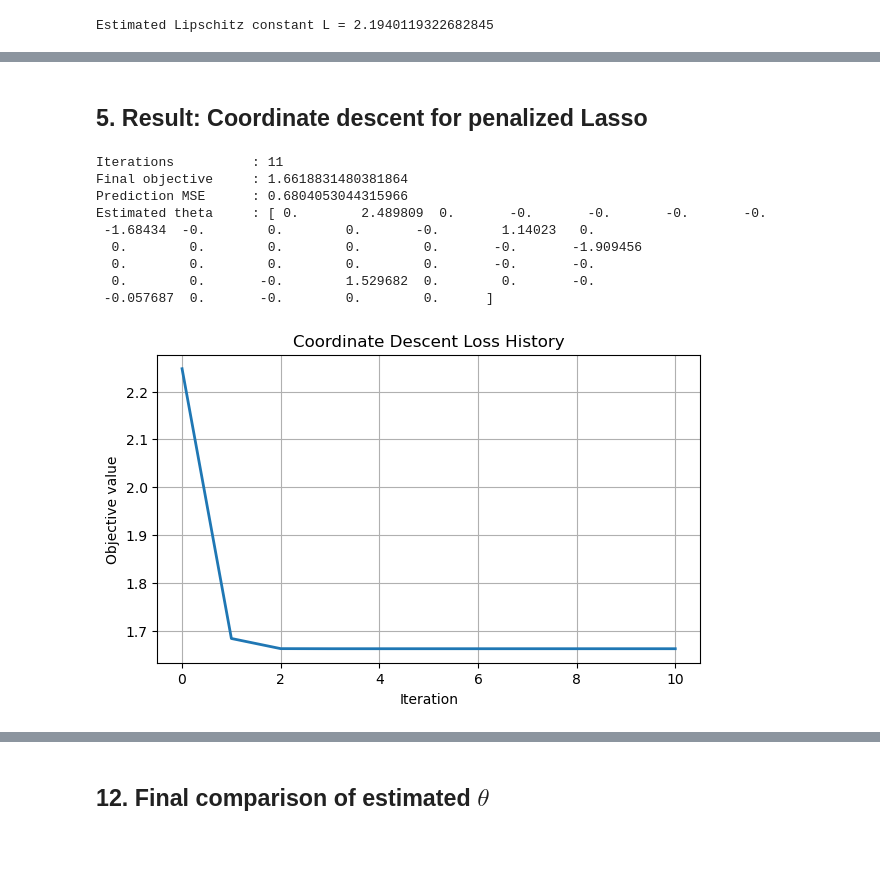
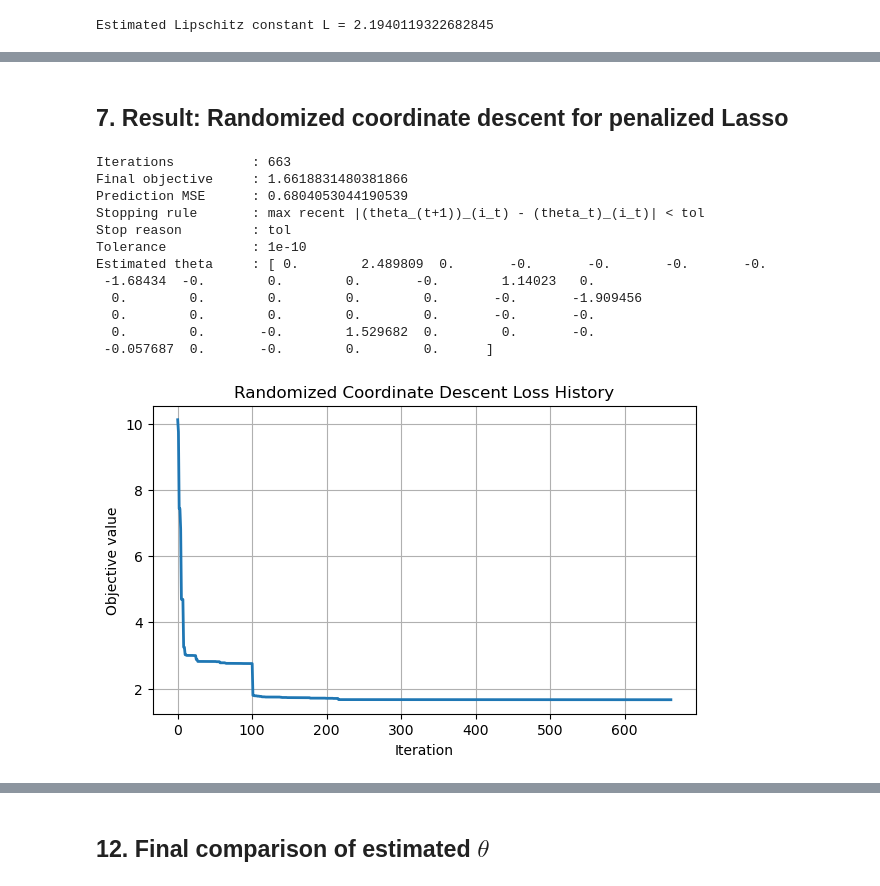
Before and after one commit to zijguo/zijguo.github.io, a Jupyter notebook: teaching/StaOpt/lasso_regression.ipynb, the cells around one changed output, grey strips where cells are left out. Cells and saved outputs as stored; diff of their text form; code cells hidden in the pictures; blank space fills up the shorter version.

```diff
--- a/teaching/StaOpt/lasso_regression.ipynb
+++ b/teaching/StaOpt/lasso_regression.ipynb
@@ -247,40 +502,45 @@ def lasso_coordinate_descent(X, y, lam, max_iter=5000, tol=1e-10):
     }
 # %%
-lam = 0.15
-
-res_cd = lasso_coordinate_descent(
+res_cd = lasso_randomized_coordinate_descent(
     X_scaled,
     y_centered,
     lam=lam,
-    max_iter=5000,
+    max_iter=50000,
     tol=1e-10,
+    random_state=0,
 )
 
 y_hat_cd = predict_from_standardized_fit(X, res_cd["theta"], stats)
 mse_cd = mean_squared_error(y, y_hat_cd)
-# %% [markdown]
-## 5. Result: Coordinate descent for penalized Lasso
+# %% [markdown]
+## 7. Result: Randomized coordinate descent for penalized Lasso
 # %%
 print("Iterations          :", res_cd["n_iter"])
 print("Final objective     :", res_cd["loss_history"][-1])
 print("Prediction MSE      :", mse_cd)
+print("Stopping rule       :", res_cd["stop_rule"])
+print("Stop reason         :", res_cd["stop_reason"])
+print("Tolerance           :", res_cd["tol"])
 print("Estimated theta     :", res_cd["theta"])
 
 plt.figure(figsize=(7, 4))
 plt.plot(res_cd["loss_history"], linewidth=2)
 plt.xlabel("Iteration")
 plt.ylabel("Objective value")
-plt.title("Coordinate Descent Loss History")
+plt.title("Randomized Coordinate Descent Loss History")
 plt.grid(True)
 plt.show()
 # %% [output]
-Iterations          : 11
-Final objective     : 1.6618831480381864
-Prediction MSE      : 0.6804053044315966
+Iterations          : 663
+Final objective     : 1.6618831480381866
+Prediction MSE      : 0.6804053044190539
+Stopping rule       : max recent |(theta_(t+1))_(i_t) - (theta_t)_(i_t)| < tol
+Stop reason         : tol
+Tolerance           : 1e-10
 Estimated theta     : [ 0.        2.489809  0.       -0.       -0.       -0.       -0.
  -1.68434  -0.        0.        0.       -0.        1.14023   0.
   0.        0.        0.        0.        0.       -0.       -1.909456
   0.        0.        0.        0.        0.       -0.       -0.
   0.        0.       -0.        1.529682  0.        0.       -0.
  -0.057687  0.       -0.        0.        0.      ]
-[figure, old version]
+[figure, new version]
```
Also changed, not shown: parts of 36 cells of this notebook, 1 other file.
